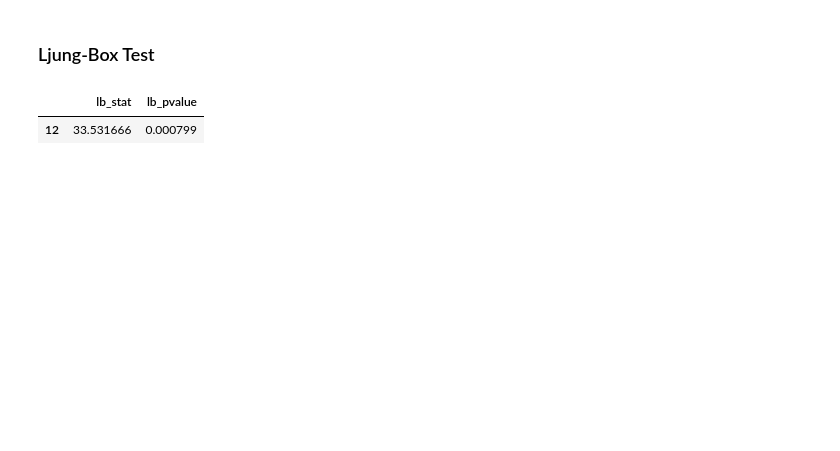
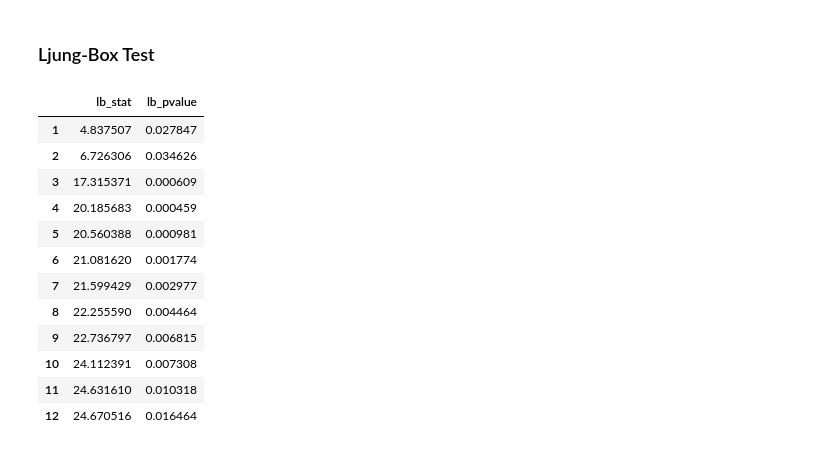
Before and after one commit to PabloJRW/Air-Passengers-Forecasting, a Jupyter notebook: notebooks/1.0 Box-Jenkins.ipynb, the cells around one changed output. Drawn from its saved outputs; the diff is of its cells as text; code cells hidden in the pictures; blank space fills up the shorter version.

```diff
--- a/notebooks/1.0 Box-Jenkins.ipynb
+++ b/notebooks/1.0 Box-Jenkins.ipynb
@@ -145,8 +145,8 @@ plt.show()
 ## Searching for best order
 # %%
 akaike = list()
-p_orders = np.arange(1,16,1)
-q_orders = np.arange(1,16,1)
+p_orders = np.arange(1,13,1)
+q_orders = np.arange(1,13,1)
 d = 2
 
 for p in p_orders:
@@ -159,7 +159,7 @@ for p in p_orders:
             akaike.append([p,q, None])
 
 aic_ = pd.DataFrame(akaike, columns=["p","q","aic"])
-aic_top = aic_.sort_values(by="aic", ignore_index=True)[:3]
-aic_top.reset_index(drop=True)
+aic_top = aic_.sort_values(by="aic", ignore_index=True)
+aic_top.reset_index(drop=True)[:5]
 # %% [output]
 |  | p | q | aic |
@@ -169,6 +171,6 @@ aic_top.reset_index(drop=True)
 # %%
-p = aic_top['p'][0] # Best MA(q) order
-q = aic_top['q'][0] # Best AR(p) prder
+p = aic_top['p'][6] # Best MA(q) order
+q = aic_top['q'][6] # Best AR(p) prder
 
 model = ARIMA(air_transformed, order=(p,d,q))
 model_fitted = model.fit()
@@ -202,7 +204,18 @@ plt.show()
 # %% [markdown]
 ### Ljung-Box Test
 # %%
-acorr_ljungbox(model_fitted.resid, lags=[12])
+acorr_ljungbox(model_fitted.resid, lags=12)
 # %% [output]
 |  | lb_stat | lb_pvalue |
-| 12 | 33.531666 | 0.000799 |
+| 1 | 4.837507 | 0.027847 |
+| 2 | 6.726306 | 0.034626 |
+| 3 | 17.315371 | 0.000609 |
+| 4 | 20.185683 | 0.000459 |
+| 5 | 20.560388 | 0.000981 |
+| 6 | 21.081620 | 0.001774 |
+| 7 | 21.599429 | 0.002977 |
+| 8 | 22.255590 | 0.004464 |
+| 9 | 22.736797 | 0.006815 |
+| 10 | 24.112391 | 0.007308 |
+| 11 | 24.631610 | 0.010318 |
+| 12 | 24.670516 | 0.016464 |
```
Also changed, not shown: parts of 3 cells of this notebook, 3 other files.
